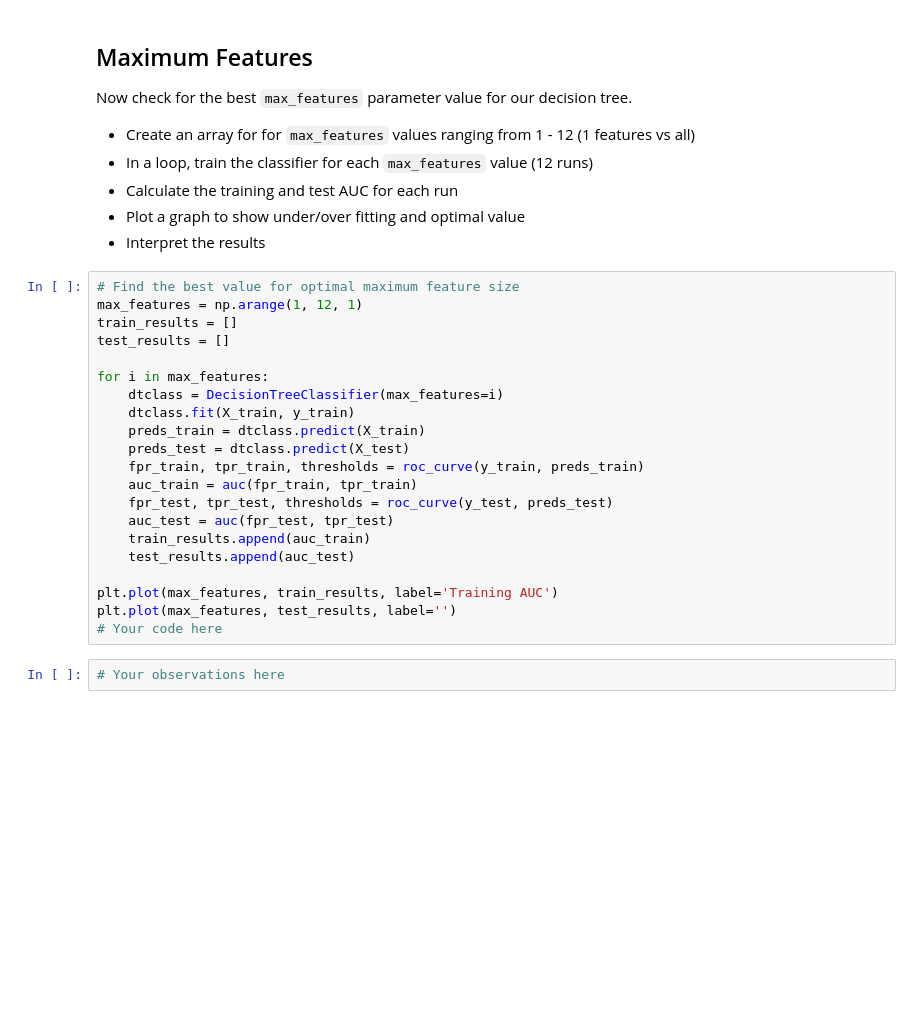
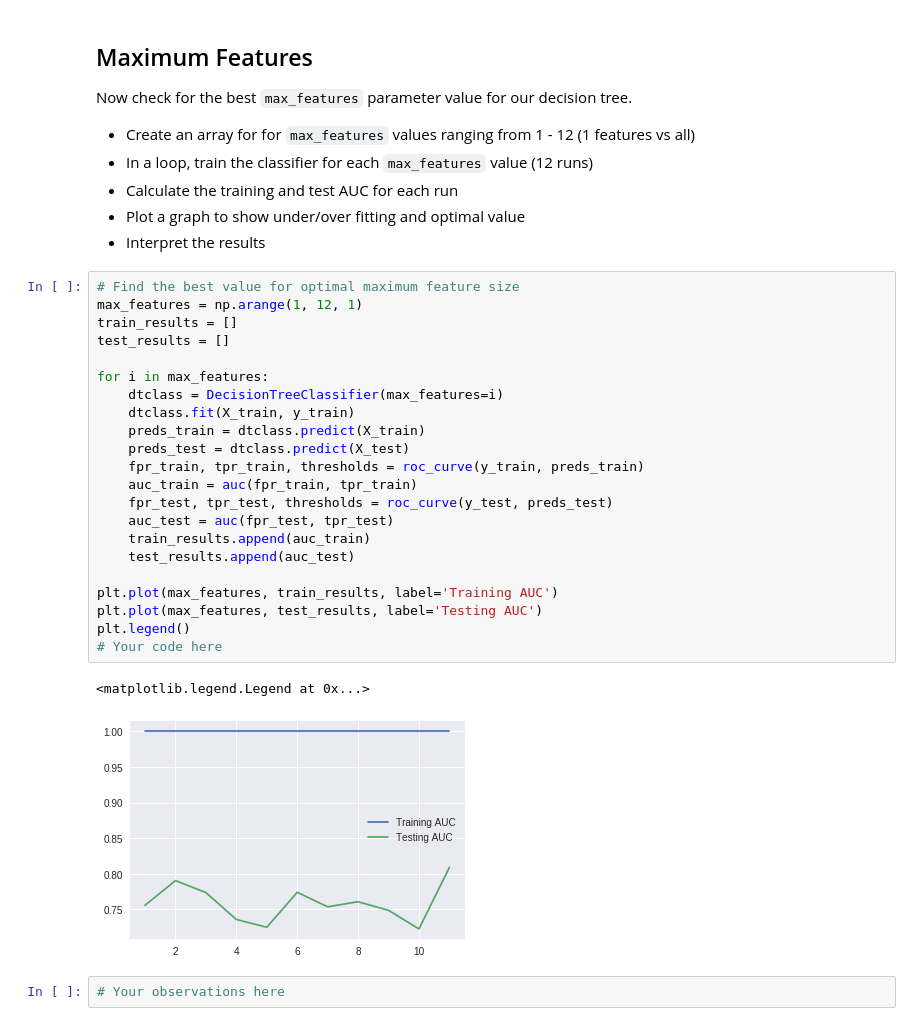
Before and after one commit to worldyne/dsc-3-31-08-decision-tree-pruning-hyperparameter-optimization-lab-seattle-ds-career-040119, a Jupyter notebook: index.ipynb, the cells around one changed output. Cells and saved outputs as stored; diff of their text form; blank space fills up the shorter version.

```diff
--- a/index.ipynb
+++ b/index.ipynb
@@ -207,24 +207,28 @@ Now check for the best `max_features` parameter value for our decision tree.
 # %%
 # Find the best value for optimal maximum feature size
 max_features = np.arange(1, 12, 1)
 train_results = []
 test_results = []
 
 for i in max_features:
     dtclass = DecisionTreeClassifier(max_features=i)
     dtclass.fit(X_train, y_train)
     preds_train = dtclass.predict(X_train)
     preds_test = dtclass.predict(X_test)
     fpr_train, tpr_train, thresholds = roc_curve(y_train, preds_train)
     auc_train = auc(fpr_train, tpr_train)
     fpr_test, tpr_test, thresholds = roc_curve(y_test, preds_test)
     auc_test = auc(fpr_test, tpr_test)
     train_results.append(auc_train)
     test_results.append(auc_test)
 
 plt.plot(max_features, train_results, label='Training AUC')
-plt.plot(max_features, test_results, label='')
+plt.plot(max_features, test_results, label='Testing AUC')
+plt.legend()
 # Your code here
+# %% [output]
+<matplotlib.legend.Legend at 0x...>
+[figure, added]
 # %%
 # Your observations here
 # %% [markdown]
```
